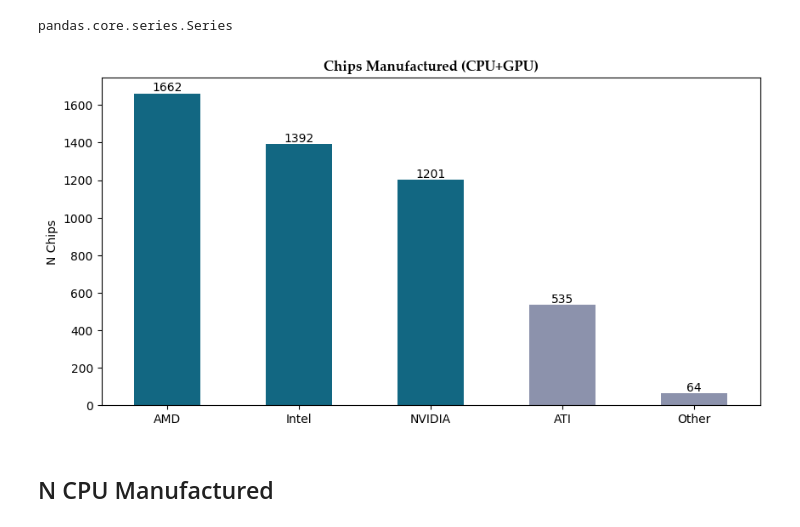
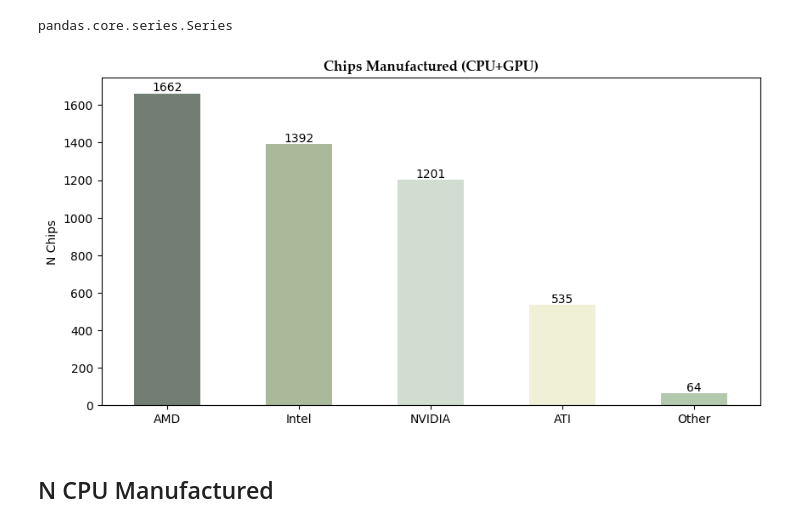
Before and after one commit to cjaguialar/MATHEDA-PROJECTS, a Jupyter notebook: W7/exercise/WK7-Data-visualization.ipynb, the cells around one changed output. Saved outputs shown, nothing was run; the diff lists cells and outputs as text; code cells hidden in the pictures.

```diff
--- a/W7/exercise/WK7-Data-visualization.ipynb
+++ b/W7/exercise/WK7-Data-visualization.ipynb
@@ -63,19 +63,19 @@ type(chip_count)
 pandas.core.series.Series
 # %%
 chart = chip_count.plot(kind='bar',
-                        color = ['#126782','#126782','#126782','#8C92AC','#8C92AC'],
+                        color = ['#727D73','#AAB99A','#D0DDD0','#F0F0D7','#B2C9AD'],
                         figsize=(10,5))
 chart.bar_label(chart.containers[0], label_type='edge')
 plt.title('Chips Manufactured (CPU+GPU)',
           fontfamily = 'Palatino Linotype',
           fontsize=12,
           fontweight='bold')
 plt.xlabel('')
 chart.set_xticklabels(chip_count.index, rotation=0)
 plt.ylabel('N Chips')
 plt.show()
 # %% [output]
-[figure, old version]
+[figure, new version]
 # %% [markdown]
 ## N CPU Manufactured
 # %%
```
Also changed, not shown: parts of 4 cells of this notebook.
